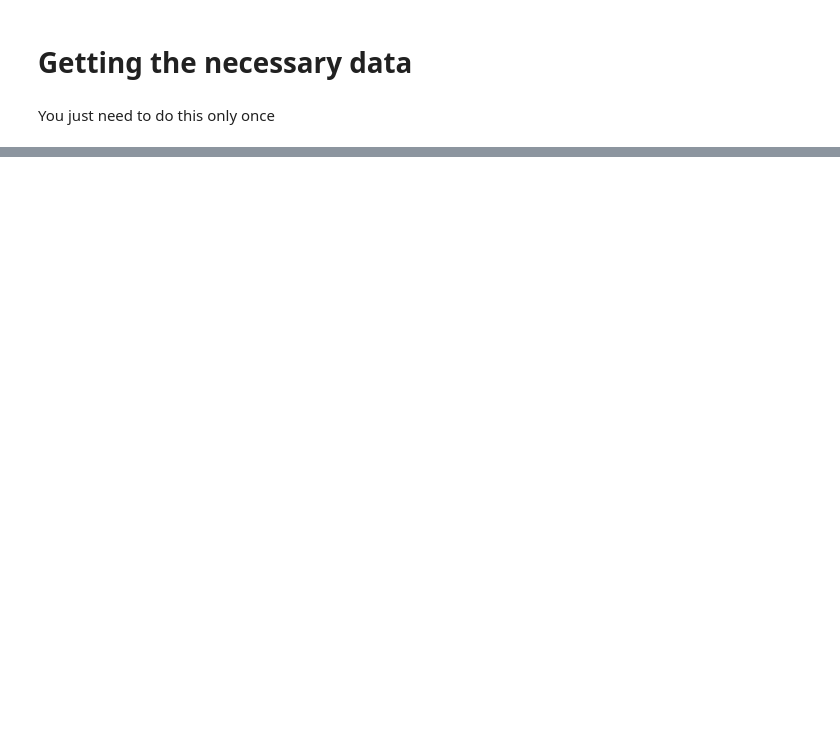
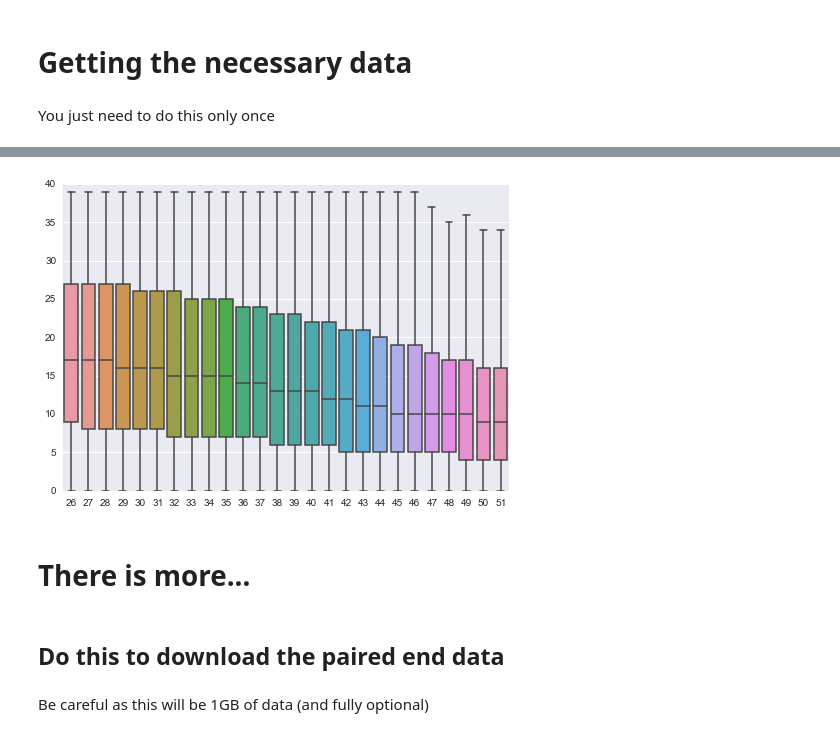
Before and after one commit to tiagoantao/bioinf-python, a Jupyter notebook: notebooks/01_NGS/Working_with_FASTQ.ipynb, the cells around one changed output, grey strips where cells are left out. Drawn from its saved outputs; the diff is of its cells as text; code cells hidden in the pictures; blank space fills up the shorter version.

```diff
--- a/notebooks/01_NGS/Working_with_FASTQ.ipynb
+++ b/notebooks/01_NGS/Working_with_FASTQ.ipynb
@@ -22,0 +73,11 @@ Length: 28919712 (28M) (unauthoritative)
+# %%
+recs = SeqIO.parse(gzip.open('SRR003265.filt.fastq.gz'), 'fastq')
+cnt_qual = defaultdict(int)
+for rec in recs:
+    for i, qual in enumerate(rec.letter_annotations['phred_quality']):
+        if i < 25:
+            continue
+        cnt_qual[qual] += 1
+tot = sum(cnt_qual.values())
+for qual, cnt in cnt_qual.items():
+    print('%d: %.2f %d' % (qual, 100. * cnt / tot, cnt))
@@ -22,0 +102,26 @@ Length: 28919712 (28M) (unauthoritative)
+# %%
+recs = SeqIO.parse(gzip.open('SRR003265.filt.fastq.gz'), 'fastq')
+qual_pos = defaultdict(list)
+for rec in recs:
+    for i, qual in enumerate(rec.letter_annotations['phred_quality']):
+        if i < 25 or qual == 40:
+            continue
+        pos = i + 1
+        qual_pos[pos].append(qual)
+vps = []
+poses = qual_pos.keys()
+poses.sort()
+for pos in poses:
+    vps.append(qual_pos[pos])
+fig, ax = plt.subplots()
+sns.boxplot(vps, ax=ax)
+ax.set_xticklabels([str(x) for x in range(26, max(qual_pos.keys()) + 1)])
+pass
+# %% [output]
+[figure, added]
+# %% [markdown]
+# There is more...
+# %% [markdown]
+## Do this to download the paired end data
+# %% [markdown]
+Be careful as this will be 1GB of data (and fully optional)
```
Also changed, not shown: parts of 11 cells of this notebook.
